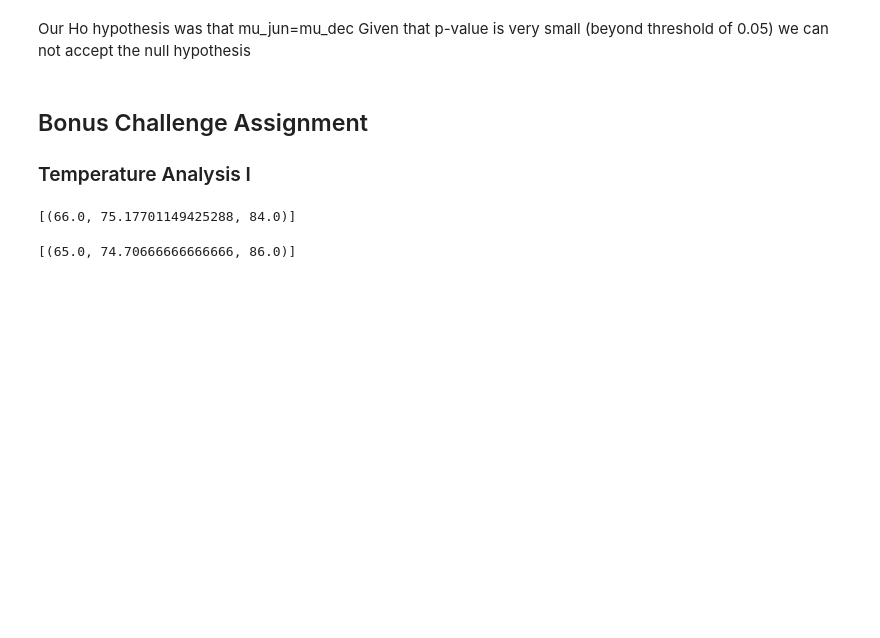
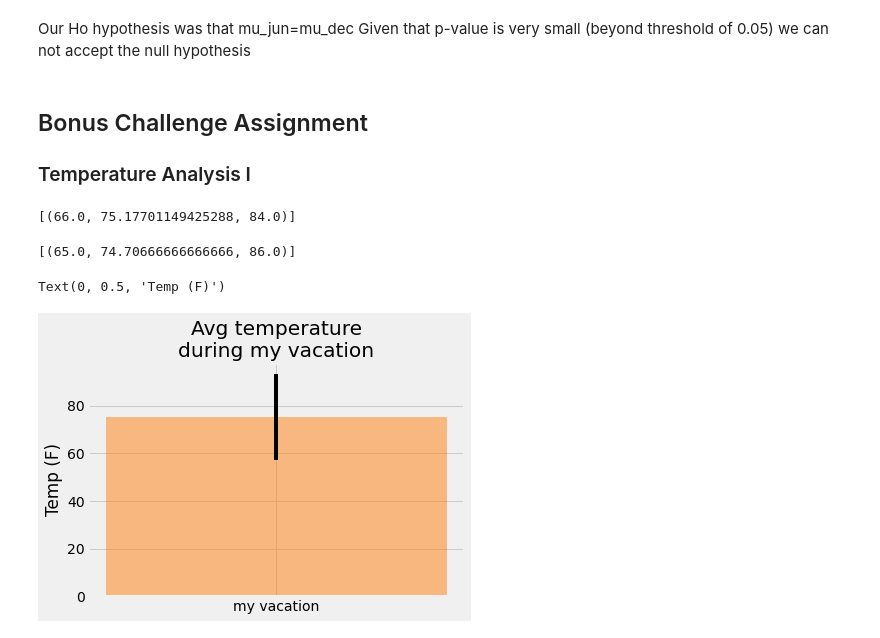
Before and after one commit to i-am-phoenix/rice-btcmp-hw10-sqlalchemy-challenge, a Jupyter notebook: climate_starter.ipynb, the cells around one changed output. Cells and saved outputs as stored; diff of their text form; code cells hidden in the pictures; blank space fills up the shorter version.

Commit message:
bonus 2 : created bar chart of temps

```diff
--- a/climate_starter.ipynb
+++ b/climate_starter.ipynb
@@ -298,10 +298,19 @@ print(stats_year_erlier))
 # %%
 # Plot the results from your previous query as a bar chart.
 # Use "Trip Avg Temp" as your Title
 # Use the average temperature for the y value
 # Use the peak-to-peak (tmax-tmin) value as the y error bar (yerr)
 
-plt.bar(['my vacation'],)
+plt.bar(['my vacation'],
+        stats_on_vac[0][1],
+        yerr = stats_on_vac[0][2]-stats_on_vac[0][0],
+        color = 'tab:orange',
+        alpha=0.5)
+plt.title('Avg temperature\nduring my vacation')
+plt.ylabel('Temp (F)')
+# %% [output]
+Text(0, 0.5, 'Temp (F)')
+[figure, added]
 # %%
 # Calculate the total amount of rainfall per weather station for your trip dates using the previous year's matching dates.
 # Sort this in descending order by precipitation amount and list the station, name, latitude, longitude, and elevation
```
Also changed, not shown: parts of 4 cells of this notebook.
